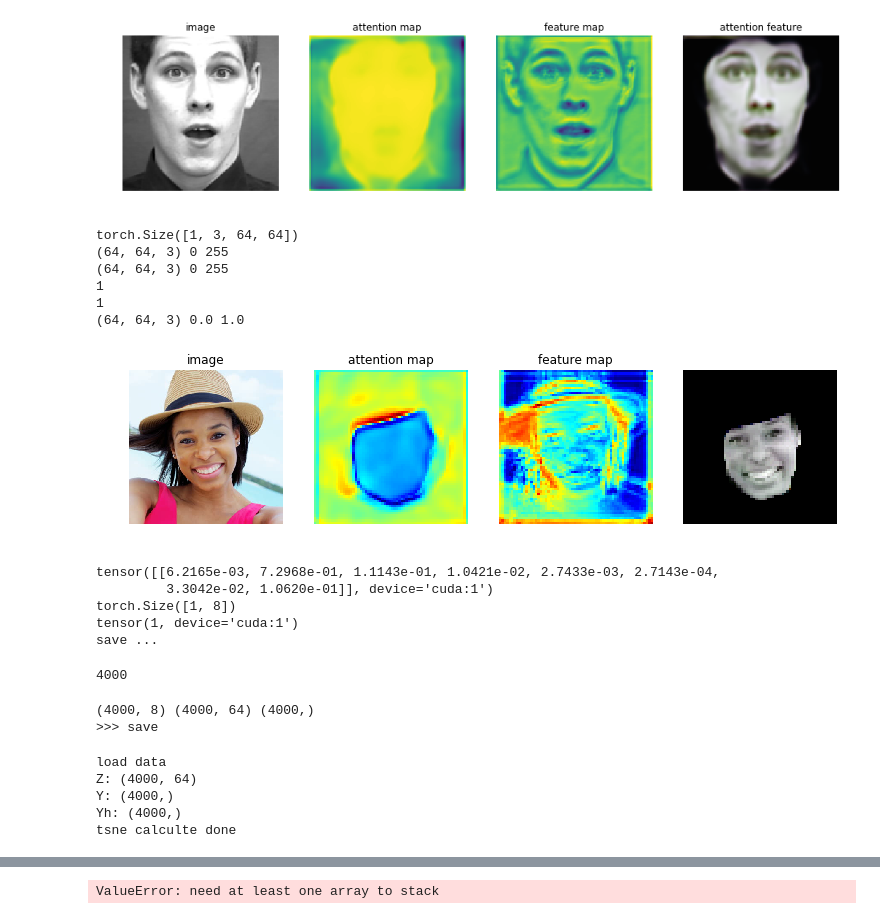
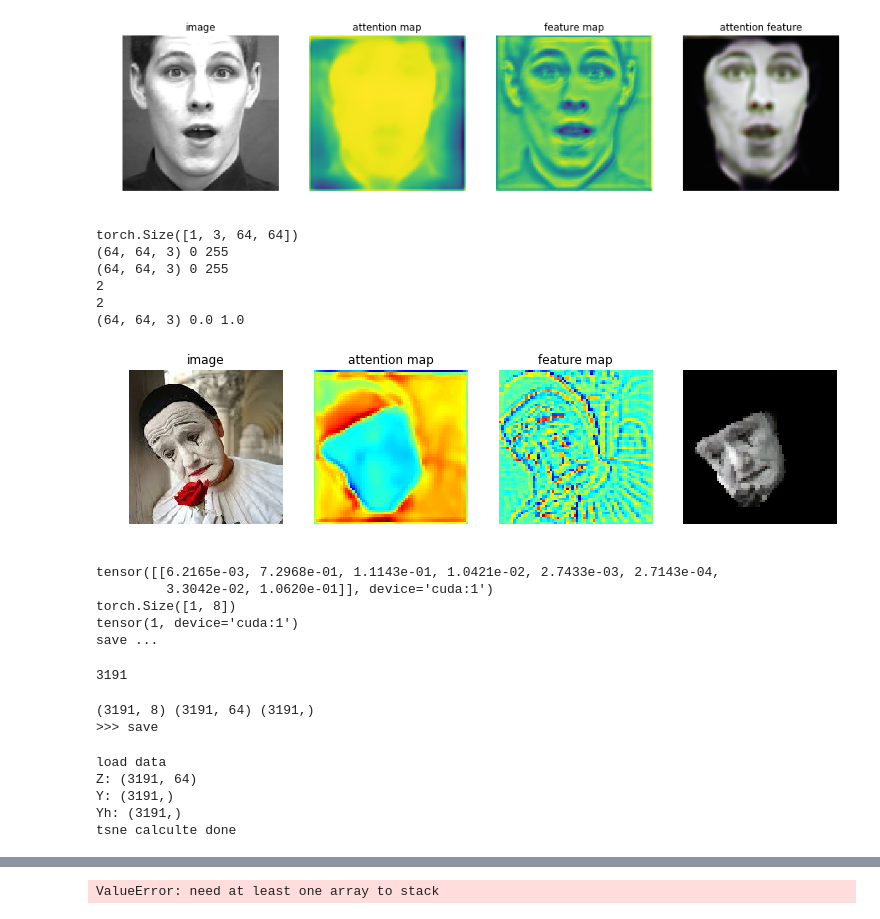
Before and after one commit to pedrodiamel/ferattention, a Jupyter notebook: books/eval_gmm_mitosis.ipynb, the cells around one changed output, grey strips where cells are left out. Cells and saved outputs as stored; diff of their text form; code cells hidden in the pictures.

```diff
--- a/books/eval_gmm_mitosis.ipynb
+++ b/books/eval_gmm_mitosis.ipynb
@@ -47,7 +46,7 @@ srf.png
 videos
 # %%
 project          = '../out'
-name             = 'mitosis_mitosisattgmmnet_ferattentiongmm_attloss_adam_affectnetdark_dim64_preactresnet18x64_fold0_acc_001'
+name             = 'mitosis_mitosisattgmmnet_ferattentiongmm_attloss_adam_ckdark_dim64_preactresnet18x32_fold0_002'
 pathnamedataset  = '~/.datasets'
 pathmodel        = os.path.join( project, name, 'models/model_best.pth.tar' ) #model_best, chk000120 ///// 40, 35, ...
 pathproject      = os.path.join( project, name )
@@ -55,9 +54,9 @@ batch_size       = 2
 workers          = 1
 cuda             = False
 parallel         = False
-gpu              = 1
+gpu              = 0
 seed             = 1
-imsize           = 128
+imsize           = 64
 # %% [markdown]
 ## Load model
 # %%
@@ -84,11 +83,11 @@ if net.load( pathmodel ) is not True:
 # %%
 # Load dataset
 print('>> Load dataset ...')
-namedataset = FactoryDataset.affect
-subset = FactoryDataset.validation
+namedataset = FactoryDataset.ck
+subset = FactoryDataset.training
 imagesize=64
 kfold=0
-idenselect=np.arange(10)+kfold*10
+idenselect=[] #np.arange(10)+kfold*10
 breal=True
 
 if breal:
@@ -335,7 +334,7 @@ def crop(image, xycrop):
 
 
 imagesize=64
-image_org = cv2.imread('../rec/selfie_happy.png')[:,:,(2,1,0)]
+image_org = cv2.imread('../rec/selfie_sadness.png')[:,:,(2,1,0)]
 image = image_org.mean(axis=2)
 
 # sigma=0.09
@@ -394,36 +393,36 @@ if bsave:
     save('../out/image.png', image_org[:,:,(2,1,0)] )
     save('../out/attmap.png', fmap[:,:,(2,1,0)] )
     save('../out/srf.png', srf[:,:,(2,1,0)] )
     save('../out/att.png', norm(att)*255 )
 
 
 plt.figure( figsize=(16,8))
 plt.subplot(151)
 plt.imshow( ((image_org) ).astype( np.uint8 ) )
 plt.title('image')
 plt.axis('off')
 plt.subplot(152)
 plt.imshow( (fmap))
 plt.title('attention map')
 plt.axis('off' )
 plt.subplot(153)
 plt.imshow( srf )
 plt.title('feature map')
 plt.axis('off' )
 plt.subplot(154)
 plt.imshow( norm(att) )
 # plt.title('class {}/{}'.format(y_lab_hat, label) )
 plt.axis('off')
 
 plt.show()
 # %% [output]
 torch.Size([1, 3, 64, 64])
 (64, 64, 3) 0 255
 (64, 64, 3) 0 255
-1
-1
+2
+2
 (64, 64, 3) 0.0 1.0
-[figure, old version]
+[figure, new version]
 # %%
 
 
@@ -547,7 +546,7 @@ save ...
 dataloader = DataLoader(dataset, batch_size=100, shuffle=False, num_workers=20 )
 print( len(dataset) )
 # %% [output]
-4000
+3191
 # %%
 Y_labs, Y_lab_hats, Zs = net.representation( dataloader, breal )
 print(Y_lab_hats.shape, Zs.shape, Y_labs.shape)
@@ -557,7 +556,7 @@ torch.save( { 'Yh':Y_lab_hats, 'Z':Zs, 'Y':Y_labs }, reppathname )
 
 print('>>> save')
 # %% [output]
-(4000, 8) (4000, 64) (4000,)
+(3191, 8) (3191, 64) (3191,)
 >>> save
 # %%
 from sklearn.manifold import TSNE
@@ -597,9 +596,9 @@ df.to_csv( tsnpathname , index=False, encoding='utf-8')
 print('tsne calculte done')
 # %% [output]
 load data
-Z: (4000, 64)
-Y: (4000,)
-Yh: (4000,)
+Z: (3191, 64)
+Y: (3191,)
+Yh: (3191,)
 tsne calculte done
 # %%
 cmap = plt.get_cmap('jet_r')
```
Also changed, not shown: parts of 9 cells of this notebook, 2 other files.
